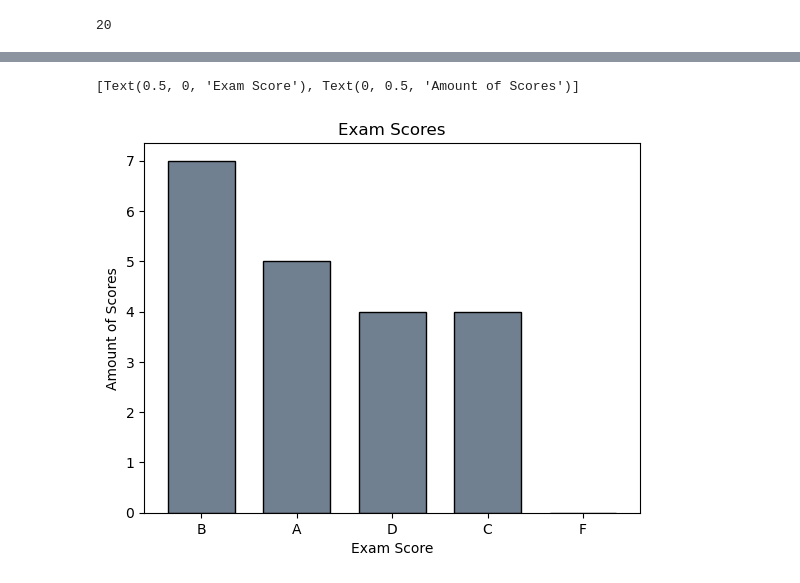
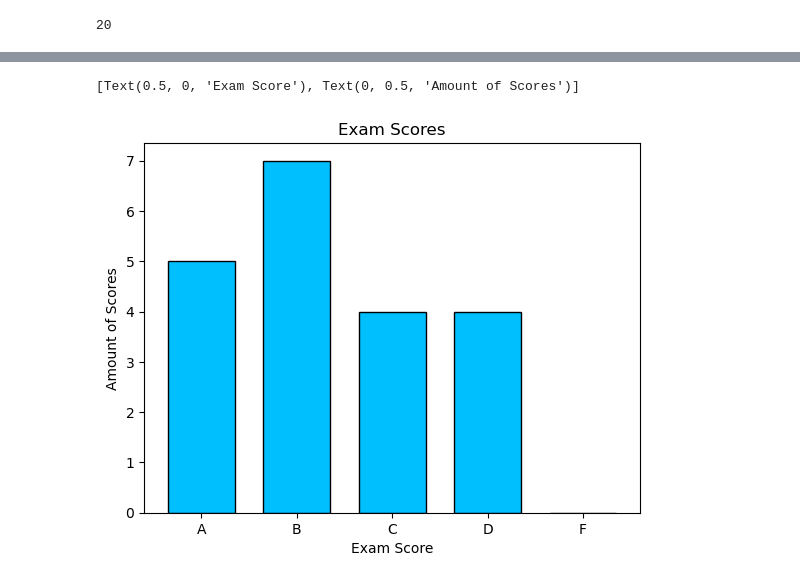
Before and after one commit to akonstans/data_science_libraries, a Jupyter notebook: pandas_series.ipynb, the cells around one changed output, grey strips where cells are left out. Cells and saved outputs as stored; diff of their text form; code cells hidden in the pictures.

```diff
--- a/pandas_series.ipynb
+++ b/pandas_series.ipynb
@@ -406,15 +461,16 @@ def curved_grades(x):
     x = x + 4
     return x
 curved_scores = exam_scores.apply(curved_grades)
+curved_scores = exam_scores + 4
 # %%
 curved_bins = pd.cut(curved_scores, bins = [0, 59, 69, 79, 89, 100], labels = ['F', 'D', 'C', 'B', 'A'])
 # %%
-curved_bins.value_counts().plot.bar(title = 'Exam Scores',
+curved_bins.value_counts().sort_index(ascending = False).plot.bar(title = 'Exam Scores',
                                rot = 0,
-                               color = 'slategrey',
+                               color = 'deepskyblue',
                                ec = 'black',
                                width = .7).set(
 xlabel = 'Exam Score', ylabel = 'Amount of Scores')
 # %% [output]
 [Text(0.5, 0, 'Exam Score'), Text(0, 0.5, 'Amount of Scores')]
-[figure, old version]
+[figure, new version]
```
Also changed, not shown: parts of 16 cells of this notebook.
